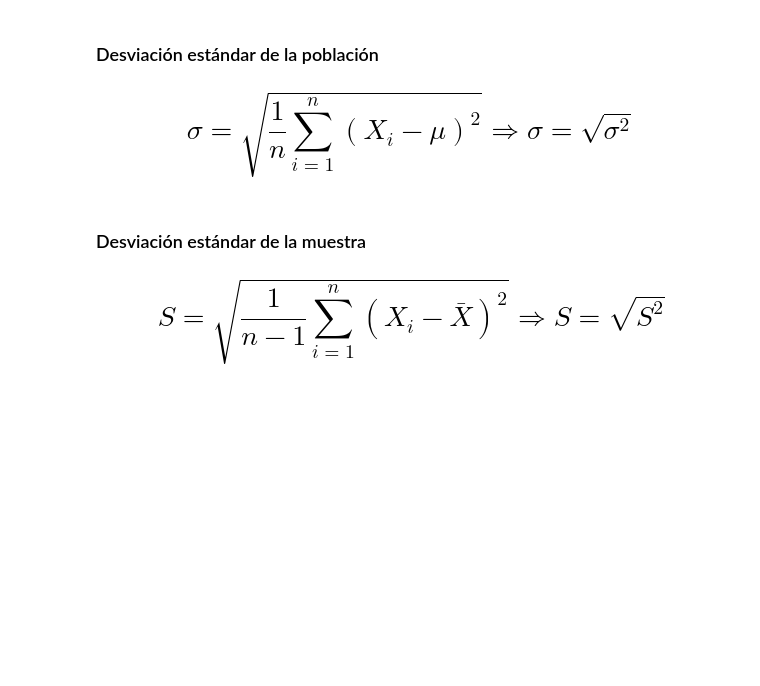
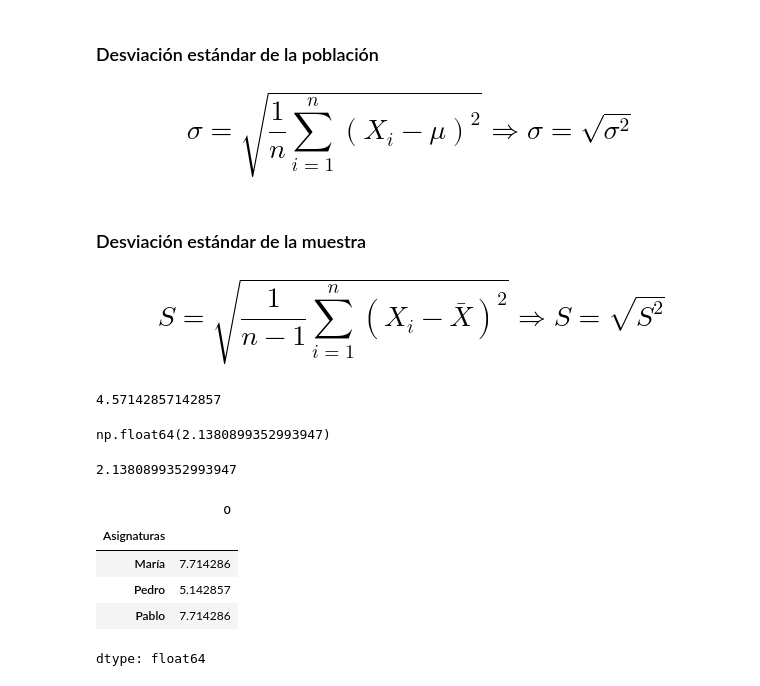
Before and after one commit to MyAppsTest/Estadistica_con_Python, a Jupyter notebook: Curso_de_Estadística_con_Python_1.ipynb, the cells around one changed output. Cells and saved outputs as stored; diff of their text form; code cells hidden in the pictures; blank space fills up the shorter version.

```diff
--- a/Curso_de_Estadística_con_Python_1.ipynb
+++ b/Curso_de_Estadística_con_Python_1.ipynb
@@ -1158,3 +1191,26 @@ Una de las restricciones de la varianza es el hecho de que proporciona medidas c
 ### Desviación estándar de la muestra
 
 # $$S = \sqrt{\frac 1{n-1}\sum_{i=1}^{n}(X_i-\bar{X})^2} \Longrightarrow S = \sqrt{S^2}$$
+# %%
+varianza = notas_maria_dispersion['María'].var()
+varianza
+# %% [output]
+4.57142857142857
+# %%
+np.sqrt(varianza)
+# %% [output]
+np.float64(2.1380899352993947)
+# %%
+desviacion_estandard = notas_maria_dispersion['María'].std()
+desviacion_estandard
+# %% [output]
+2.1380899352993947
+# %%
+df.mean()
+# %% [output]
+|  | 0 |
+| Asignaturas |  |
+| María | 7.714286 |
+| Pedro | 5.142857 |
+| Pablo | 7.714286 |
+dtype: float64
```
Also changed, not shown: parts of 12 cells of this notebook.
